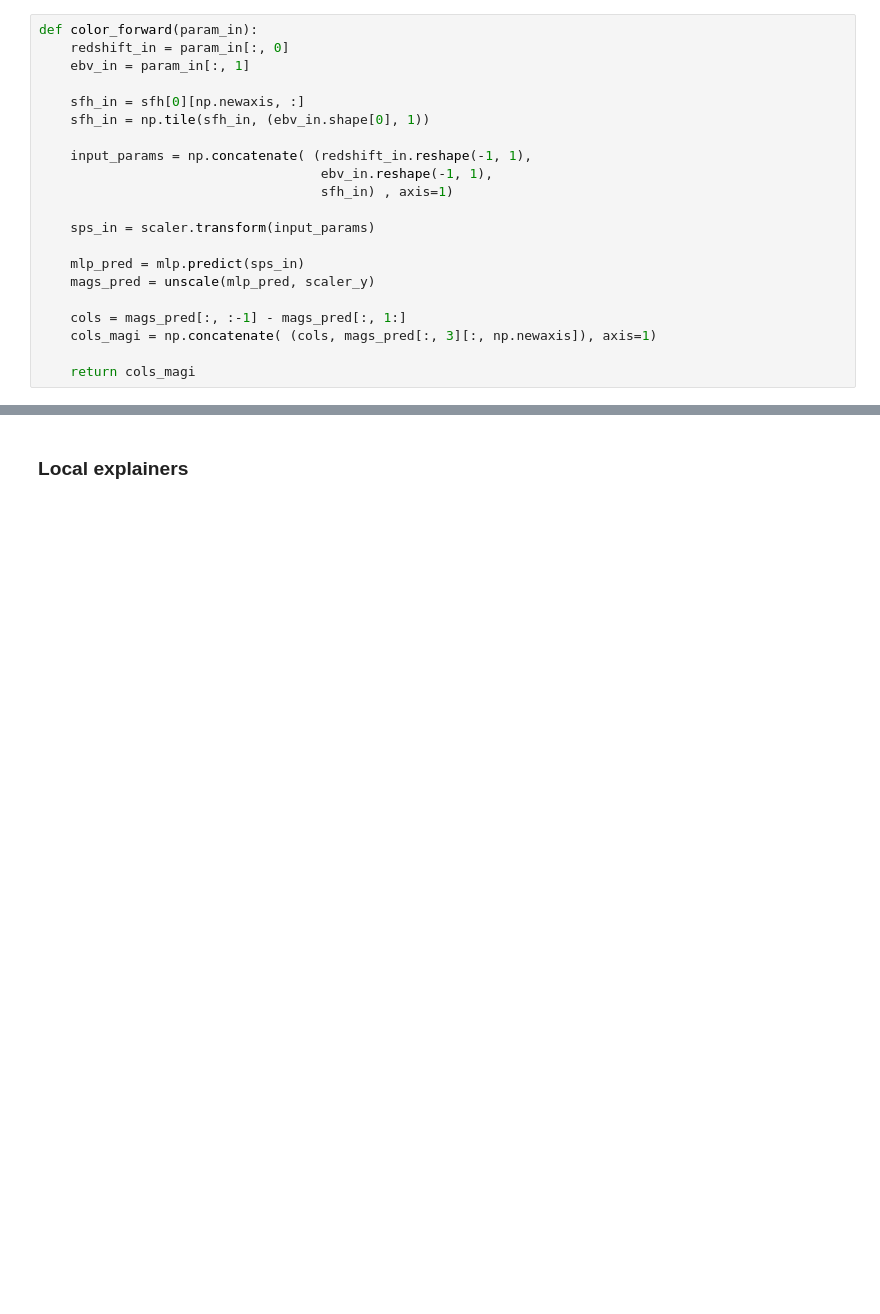
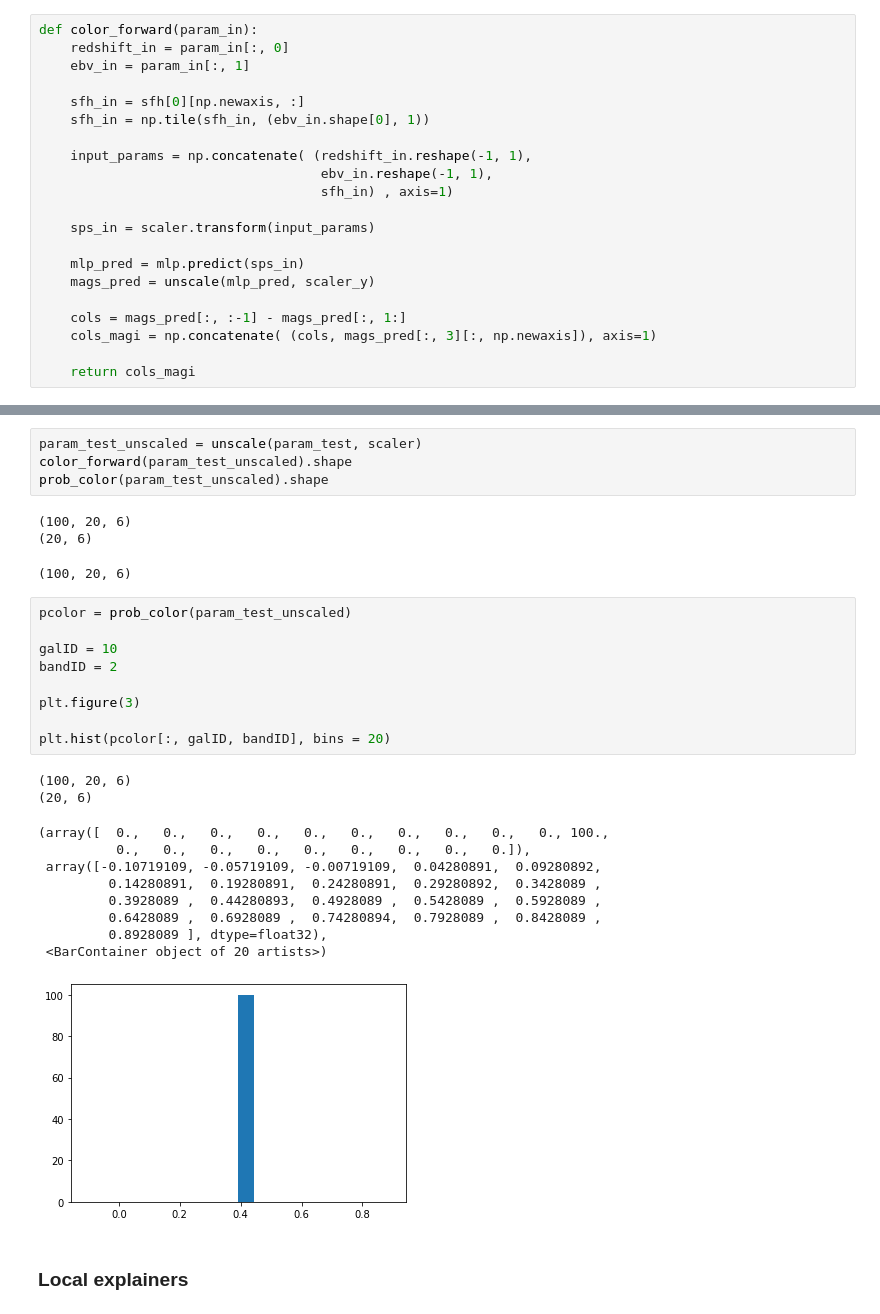
Before and after one commit to patricialarsen/emulator_utils, a Jupyter notebook: notebooks/demo_explainers.ipynb, the cells around one changed output, grey strips where cells are left out. Saved outputs shown, nothing was run; the diff lists cells and outputs as text; blank space fills up the shorter version.

```diff
--- a/notebooks/demo_explainers.ipynb
+++ b/notebooks/demo_explainers.ipynb
@@ -109,3 +163,32 @@ def color_forward(param_in):
+# %%
+param_test_unscaled = unscale(param_test, scaler)
+color_forward(param_test_unscaled).shape
+prob_color(param_test_unscaled).shape
+# %% [output]
+(100, 20, 6)
+(20, 6)
+(100, 20, 6)
+# %%
+pcolor = prob_color(param_test_unscaled)
+
+galID = 10
+bandID = 2
+
+plt.figure(3)
+
+plt.hist(pcolor[:, galID, bandID], bins = 20)
+# %% [output]
+(100, 20, 6)
+(20, 6)
+(array([  0.,   0.,   0.,   0.,   0.,   0.,   0.,   0.,   0.,   0., 100.,
+          0.,   0.,   0.,   0.,   0.,   0.,   0.,   0.,   0.]),
+ array([-0.10719109, -0.05719109, -0.00719109,  0.04280891,  0.09280892,
+         0.14280891,  0.19280891,  0.24280891,  0.29280892,  0.3428089 ,
+         0.3928089 ,  0.44280893,  0.4928089 ,  0.5428089 ,  0.5928089 ,
+         0.6428089 ,  0.6928089 ,  0.74280894,  0.7928089 ,  0.8428089 ,
+         0.8928089 ], dtype=float32),
+ <BarContainer object of 20 artists>)
+[figure, added]
 # %% [markdown]
 ### Local explainers
 # %%
```
Also changed, not shown: parts of 2 cells of this notebook, 1 other file.
